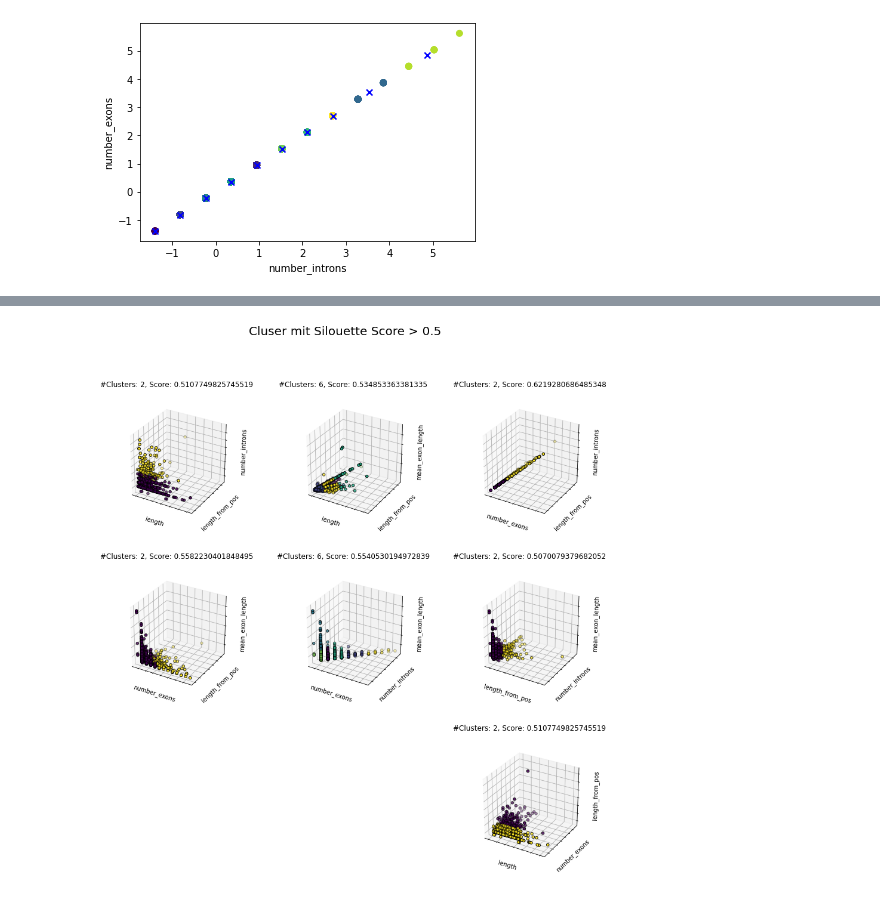
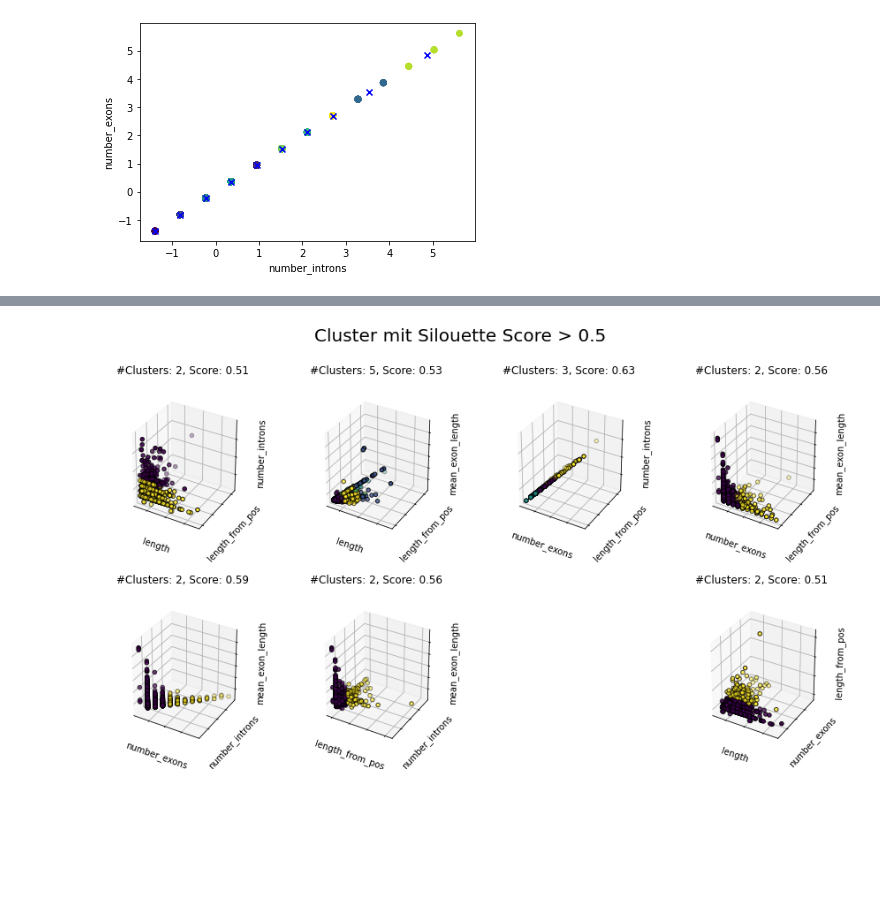
Before and after one commit to hahahannes/rna-clustering, a Jupyter notebook: notebook.ipynb, the cells around one changed output, grey strips where cells are left out. Drawn from its saved outputs; the diff is of its cells as text; code cells hidden in the pictures; blank space fills up the shorter version.

Commit message:
updated chromosom parsing & automatic clustering

```diff
--- a/notebook.ipynb
+++ b/notebook.ipynb
@@ -86,31 +97,34 @@ def get_best_combinations(combination_length, threshold=0.5):
 
     return combinations_silouette_over_threshold
 # %%
-def plot_best_combinations(dimension, combinations, threshold):
-    fig = plt.figure(figsize=(15,15))
+def plot_best_combinations(dimension, combinations, threshold, fig, number_rows, number_cols, algo='kmeans'):
+    from mpl_toolkits.mplot3d import Axes3D
     fig.suptitle('Cluster mit Silouette Score > %s' % threshold, fontsize=20)
-    from mpl_toolkits.mplot3d import Axes3D
-    grid_size = 0
-    number_plots = len(combinations)
-    if number_plots <= 9:
-        grid_size = 3
-    elif number_plots <= 16:
-        grid_size = 4
 
     for i, useful_combination in enumerate(combinations):
         projection = '3d' if dimension == 3 else 'rectilinear'
 
         df = df_all[list(useful_combination[2])]
-        best_k = useful_combination[0]
+        best_value = useful_combination[0]
         best_score = useful_combination[1]
-        model, centroids, labels = fit_kmeans(df, best_k)
-        ax = fig.add_subplot('%s%s%s' % (grid_size, grid_size, i),projection=projection)
-        ax.title.set_text('#Clusters: %s, Score: %s' % (best_k, best_score))
-        if dimension == 1:
-            plot_kmeans_1d(centroids, df, best_k, model, ax)
-        elif dimension == 2:
-            plot_kmeans_2d(centroids, df, best_k, model, ax)
+        if algo == 'kmeans':
+            model, centroids, labels = fit_kmeans(df, best_value)
         else:
-            plot_kmeans_3d(model, df, ax)
+            n_clusters_, n_noise_, labels, core_samples_mask = fit_dbscan(df, best_value)
 
+        ax = fig.add_subplot('%s%s%s' % (number_rows, number_cols, i),projection=projection)
+        if algo == 'kmeans':
+            ax.title.set_text('#Clusters: %s, Score: %.2f' % (best_value, best_score))
+            if dimension == 1:
+                plot_kmeans_1d(centroids, df, best_value, model, ax)
+            elif dimension == 2:
+                plot_kmeans_2d(centroids, df, best_value, model, ax)
+            else:
+                plot_kmeans_3d(model, df, ax)
+        else:
+            ax.title.set_text('Epsilon: %s, Score: %.2f' % (best_value, best_score))
+            if dimension == 2:
+                plot_dbscan(df, labels, core_samples_mask, n_clusters_, ax)
+            else:
+                plot_dbscan_3d(df, labels, core_samples_mask, n_clusters_, ax)
     plt.show()
@@ -122,5 +144,8 @@ plot_best_combinations(2, combinations, 0.6)
 # %%
 combinations = get_best_combinations(3, 0.5)
-plot_best_combinations(3, combinations, 0.5)
+number_rows = 2
+number_cols = 4
+fig = plt.figure(figsize=(15,8))
+plot_best_combinations(3, combinations, 0.5, fig, number_rows, number_cols)
 # %% [output]
-[figure, old version]
+[figure, new version]
```
Also changed, not shown: parts of 10 cells of this notebook, 2 other files.
